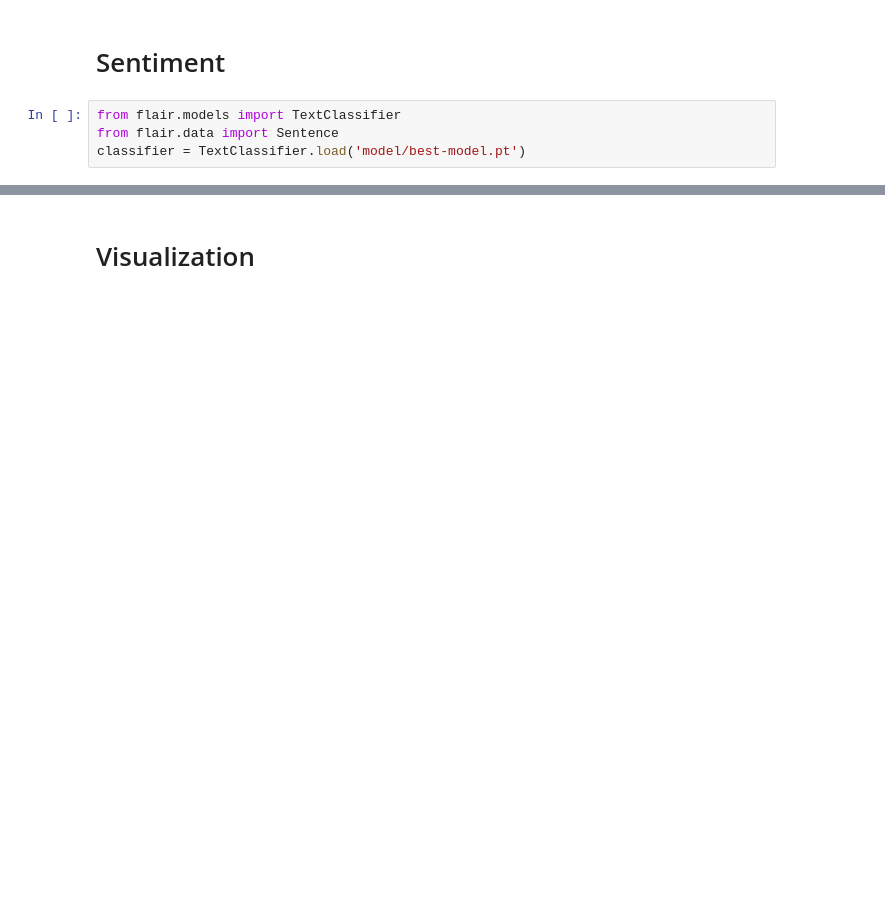
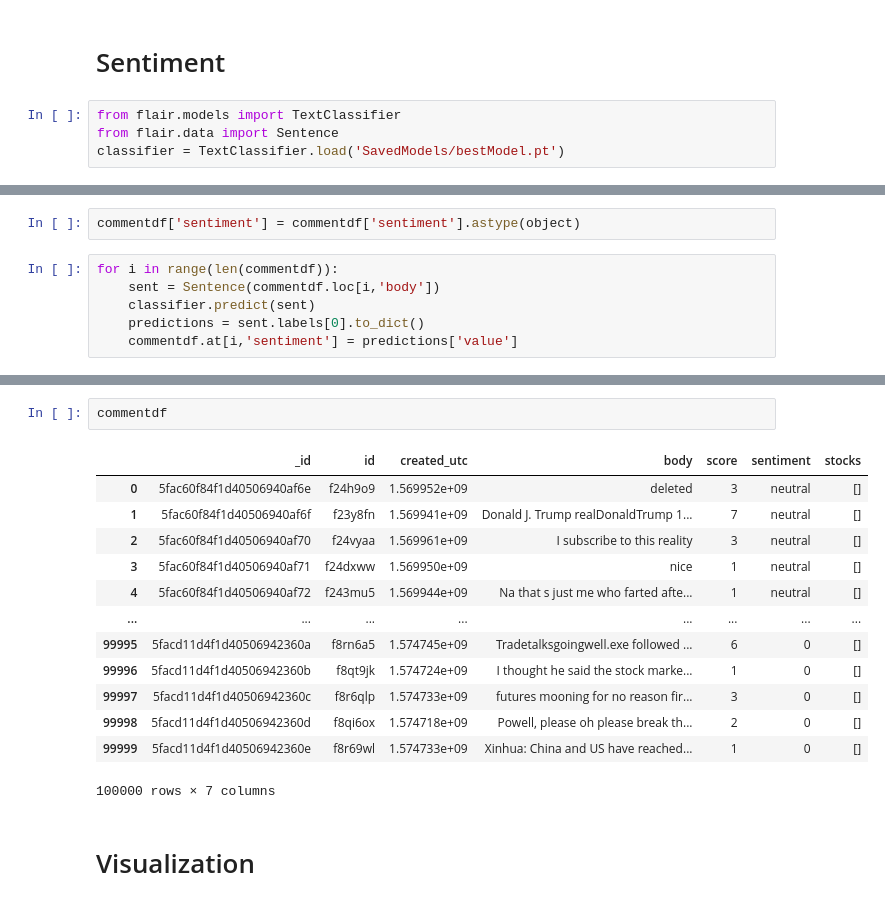
Before and after one commit to owenwjc/SentimentTrader, a Jupyter notebook: visProto.ipynb, the cells around one changed output, grey strips where cells are left out. Drawn from its saved outputs; the diff is of its cells as text; blank space fills up the shorter version.

```diff
--- a/visProto.ipynb
+++ b/visProto.ipynb
@@ -108,4 +180,4 @@ for i in range(len(commentdf['body'])):
 # %%
 from flair.models import TextClassifier
 from flair.data import Sentence
-classifier = TextClassifier.load('model/best-model.pt')
+classifier = TextClassifier.load('SavedModels/bestModel.pt')
@@ -115,0 +192,8 @@ sentence.labels[0].to_dict()
+# %%
+commentdf['sentiment'] = commentdf['sentiment'].astype(object)
+# %%
+for i in range(len(commentdf)):
+    sent = Sentence(commentdf.loc[i,'body'])
+    classifier.predict(sent)
+    predictions = sent.labels[0].to_dict()
+    commentdf.at[i,'sentiment'] = predictions['value']
@@ -116,2 +219,18 @@ sentence.labels[0].to_dict()
+# %%
+commentdf
+# %% [output]
+|  | _id | id | created_utc | body | score | sentiment | stocks |
+| 0 | 5fac60f84f1d40506940af6e | f24h9o9 | 1.569952e+09 | deleted | 3 | neutral | [] |
+| 1 | 5fac60f84f1d40506940af6f | f23y8fn | 1.569941e+09 | Donald J. Trump realDonaldTrump 1... | 7 | neutral | [] |
+| 2 | 5fac60f84f1d40506940af70 | f24vyaa | 1.569961e+09 | I subscribe to this reality | 3 | neutral | [] |
+| 3 | 5fac60f84f1d40506940af71 | f24dxww | 1.569950e+09 | nice | 1 | neutral | [] |
+| 4 | 5fac60f84f1d40506940af72 | f243mu5 | 1.569944e+09 | Na that s just me who farted afte... | 1 | neutral | [] |
+| ... | ... | ... | ... | ... | ... | ... | ... |
+| 99995 | 5facd11d4f1d40506942360a | f8rn6a5 | 1.574745e+09 | Tradetalksgoingwell.exe followed ... | 6 | 0 | [] |
+| 99996 | 5facd11d4f1d40506942360b | f8qt9jk | 1.574724e+09 | I thought he said the stock marke... | 1 | 0 | [] |
+| 99997 | 5facd11d4f1d40506942360c | f8r6qlp | 1.574733e+09 | futures mooning for no reason fir... | 3 | 0 | [] |
+| 99998 | 5facd11d4f1d40506942360d | f8qi6ox | 1.574718e+09 | Powell, please oh please break th... | 2 | 0 | [] |
+| 99999 | 5facd11d4f1d40506942360e | f8r69wl | 1.574733e+09 | Xinhua: China and US have reached... | 1 | 0 | [] |
+100000 rows × 7 columns
 # %% [markdown]
 # Visualization
```
Also changed, not shown: parts of 12 cells of this notebook, 1 other file.
